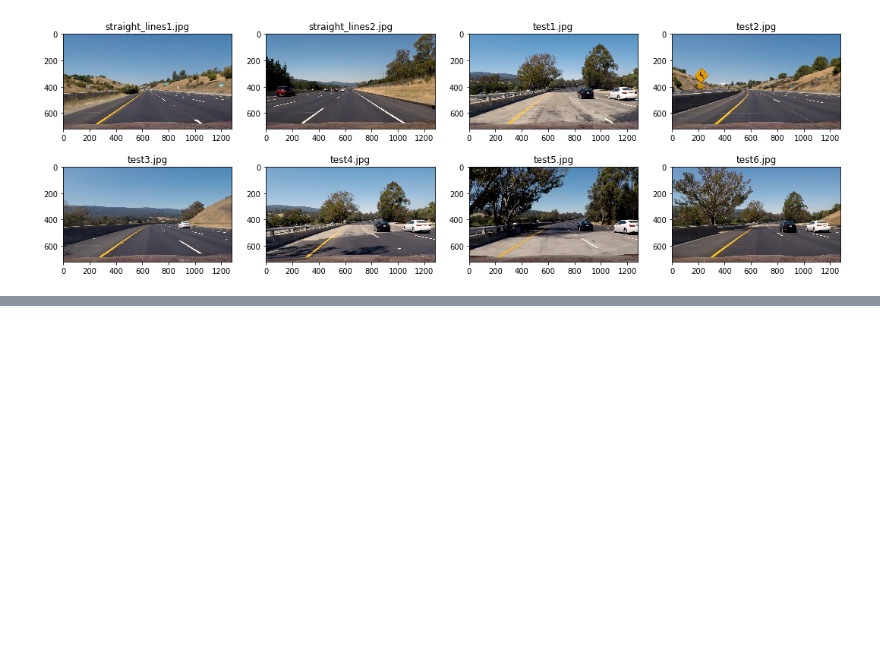
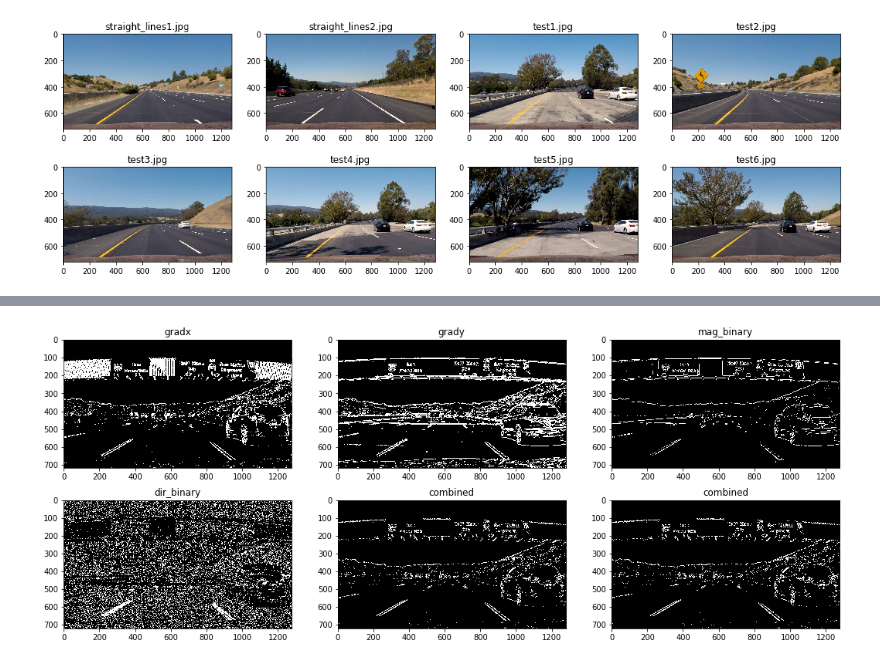
Before and after one commit to muhabdulhaq/advanced-lane-line-tracking, a Jupyter notebook: Advanced-Lane-Line-Tracking.ipynb, the cells around one changed output, grey strips where cells are left out. Drawn from its saved outputs; the diff is of its cells as text; code cells hidden in the pictures; blank space fills up the shorter version.

```diff
--- a/Advanced-Lane-Line-Tracking.ipynb
+++ b/Advanced-Lane-Line-Tracking.ipynb
@@ -123,0 +174,24 @@ plt.imshow(sxbinary, cmap='gray')
+# %%
+ksize = 7 # Choose a larger odd number to smooth gradient measurements
+
+# Apply each of the thresholding functions
+gradx = abs_sobel_thresh(image, orient='x', sobel_kernel=ksize, thresh=(10, 100))
+grady = abs_sobel_thresh(image, orient='y', sobel_kernel=ksize, thresh=(10, 100))
+mag_binary = mag_thresh(image, sobel_kernel=ksize, mag_thresh=(50, 100))
+dir_binary = dir_threshold(image, sobel_kernel=15, thresh=(.8, 1.2))
+# %%
+combined = np.zeros_like(dir_binary)
+combined[((gradx == 1) & (grady == 1)) | ((mag_binary == 1) & (dir_binary == 1))] = 1
+images = [gradx, grady, mag_binary, dir_binary, combined, combined]
+titles = ['gradx', 'grady', 'mag_binary', 'dir_binary', 'combined', 'combined']
+row_len = 3
+
+fig,axes=plt.subplots(len(images)//row_len, row_len, figsize=(18,7))
+# pdb.set_trace()
+for i, ax in enumerate(axes.flat):
+    filename = list(PATH.iterdir())[i]
+    img = images[i]
+    ax.imshow(img, cmap='gray')
+    ax.set_title(titles[i])
+# %% [output]
+[figure, added]
```
Also changed, not shown: parts of 7 cells of this notebook, 1 other file.
